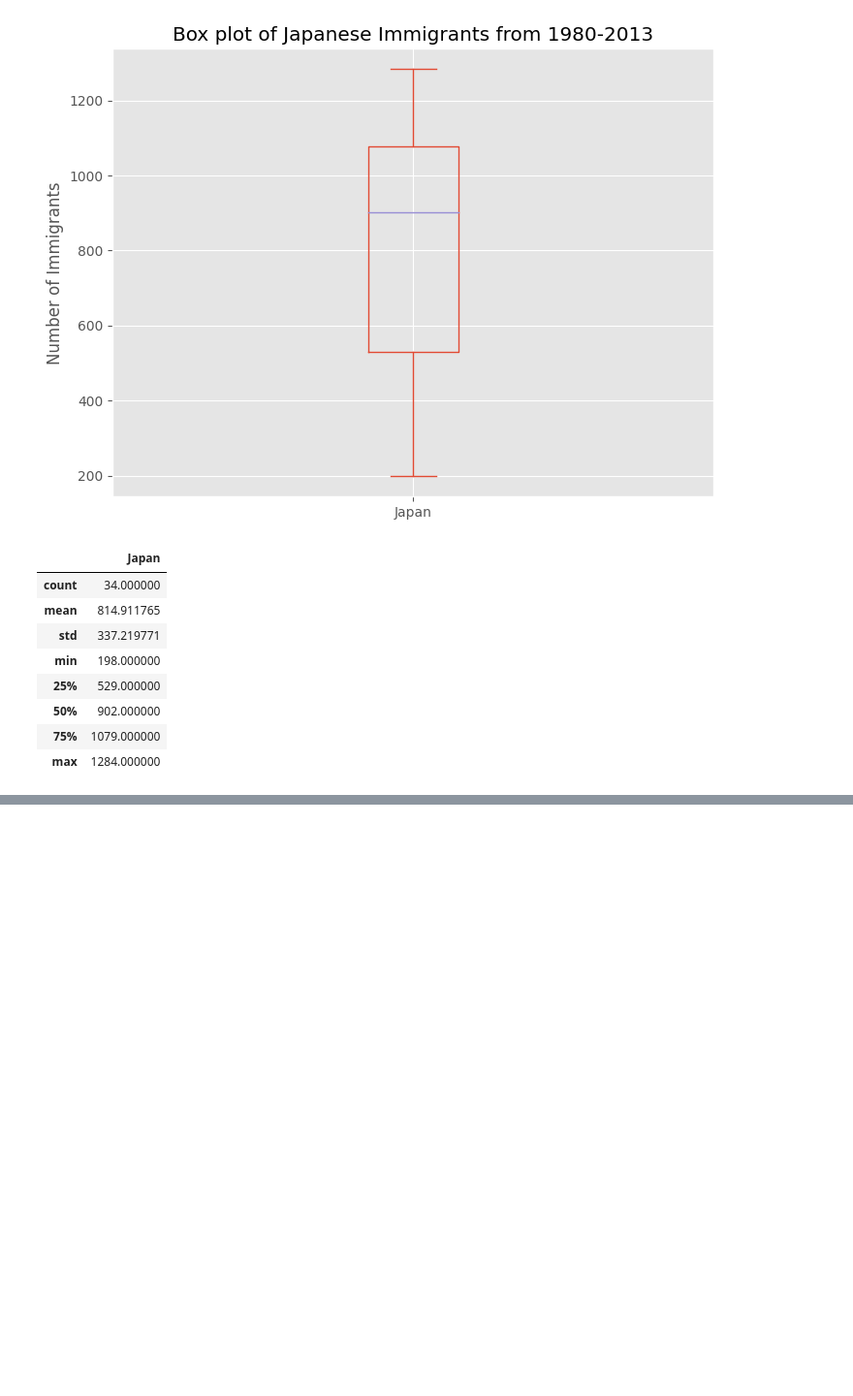
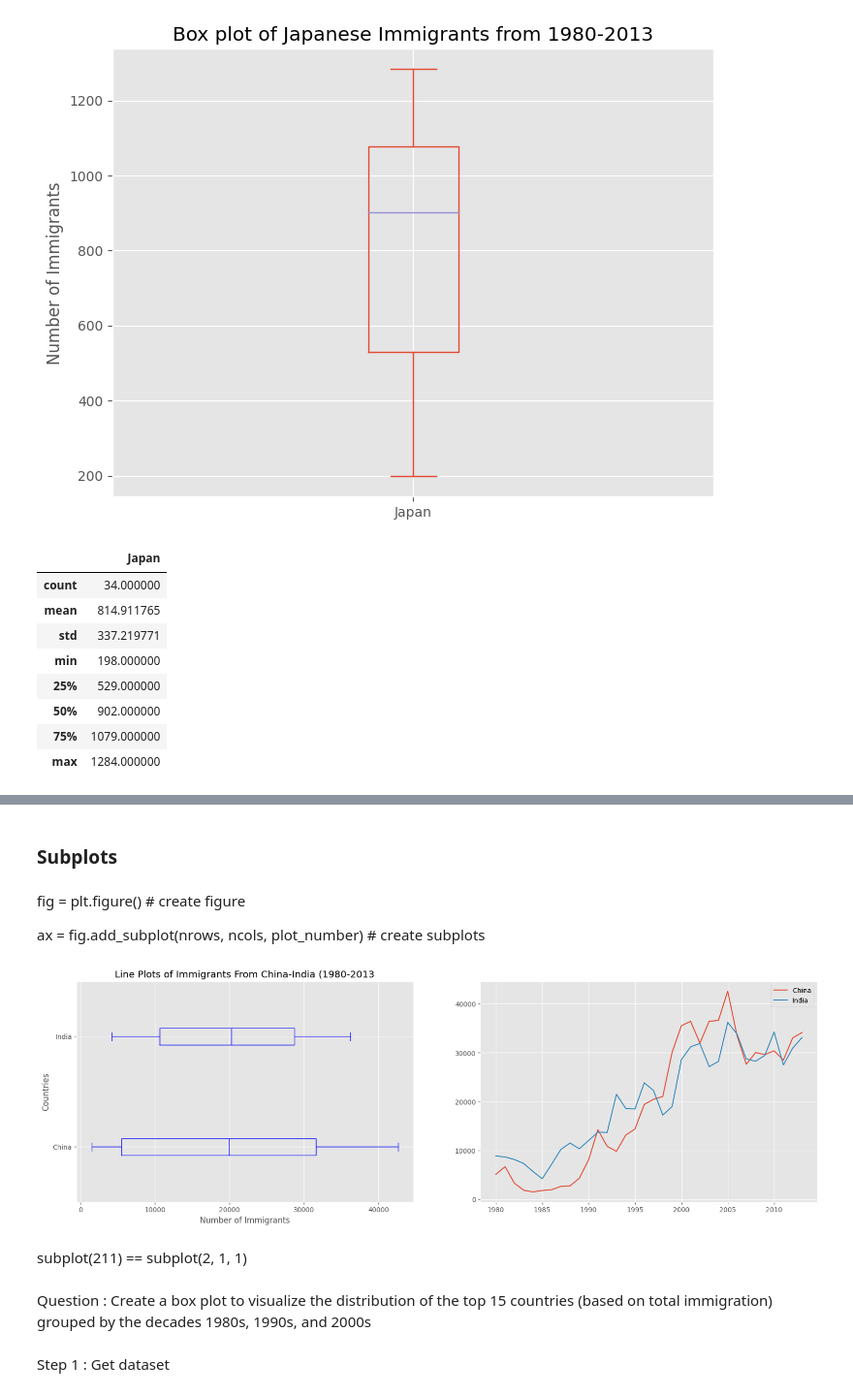
Before and after one commit to kireikharisma/H8_3, a Jupyter notebook: sesi7.ipynb, the cells around one changed output, grey strips where cells are left out. Shown at 97% size. Drawn from its saved outputs; the diff is of its cells as text; code cells hidden in the pictures; blank space fills up the shorter version.

```diff
--- a/sesi7.ipynb
+++ b/sesi7.ipynb
@@ -1741,0 +1792,33 @@ df_japan.describe()
+# %% [markdown]
+### Subplots
+# %% [markdown]
+fig = plt.figure()  # create figure
+
+ax = fig.add_subplot(nrows, ncols, plot_number) # create subplots
+# %%
+fig = plt.figure()  #create figure
+ax0= fig.add_subplot(1,2,1) # add subplot 1 (1 row, 2 columns, first plot)
+ax1 = fig.add_subplot(1, 2, 2)  # add subplot 2 (1 row, 2 columns,second plo)
+
+# Subplot 1 : Box Plot
+df_CI.plot(kind='box', color='blue', vert=False, figsize=(20,6), ax = ax0) #add to subplot 1
+ax0.set_title('Box Plots of Immigrants From China-India (1980-2013')
+ax0.set_xlabel('Number of Immigrants')
+ax0.set_ylabel('Countries')
+
+# Subplot 2 : Line Plot
+df_CI.plot(kind='line',figsize=(20,6), ax = ax1) #add to subplot 1
+ax0.set_title('Line Plots of Immigrants From China-India (1980-2013')
+ax0.set_xlabel('Number of Immigrants')
+ax0.set_ylabel('Countries')
+
+
+plt.show()
+# %% [output]
+[figure, added]
+# %% [markdown]
+subplot(211) == subplot(2, 1, 1)
+# %% [markdown]
+Question : Create a box plot to visualize the distribution of the top 15 countries (based on total immigration) grouped by the decades 1980s, 1990s, and 2000s
+# %% [markdown]
+Step 1 : Get dataset
```
Also changed, not shown: parts of 27 cells of this notebook.
